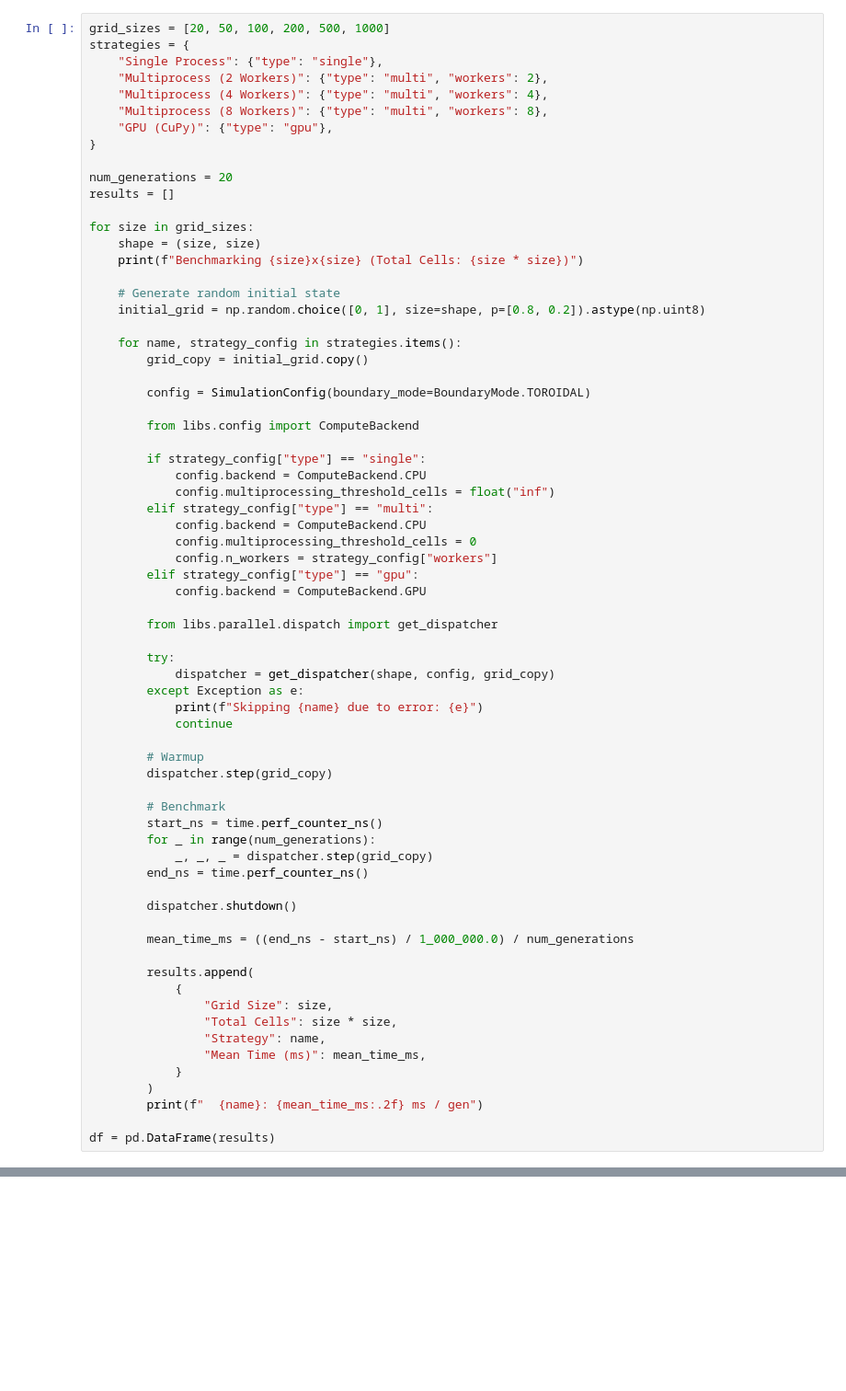
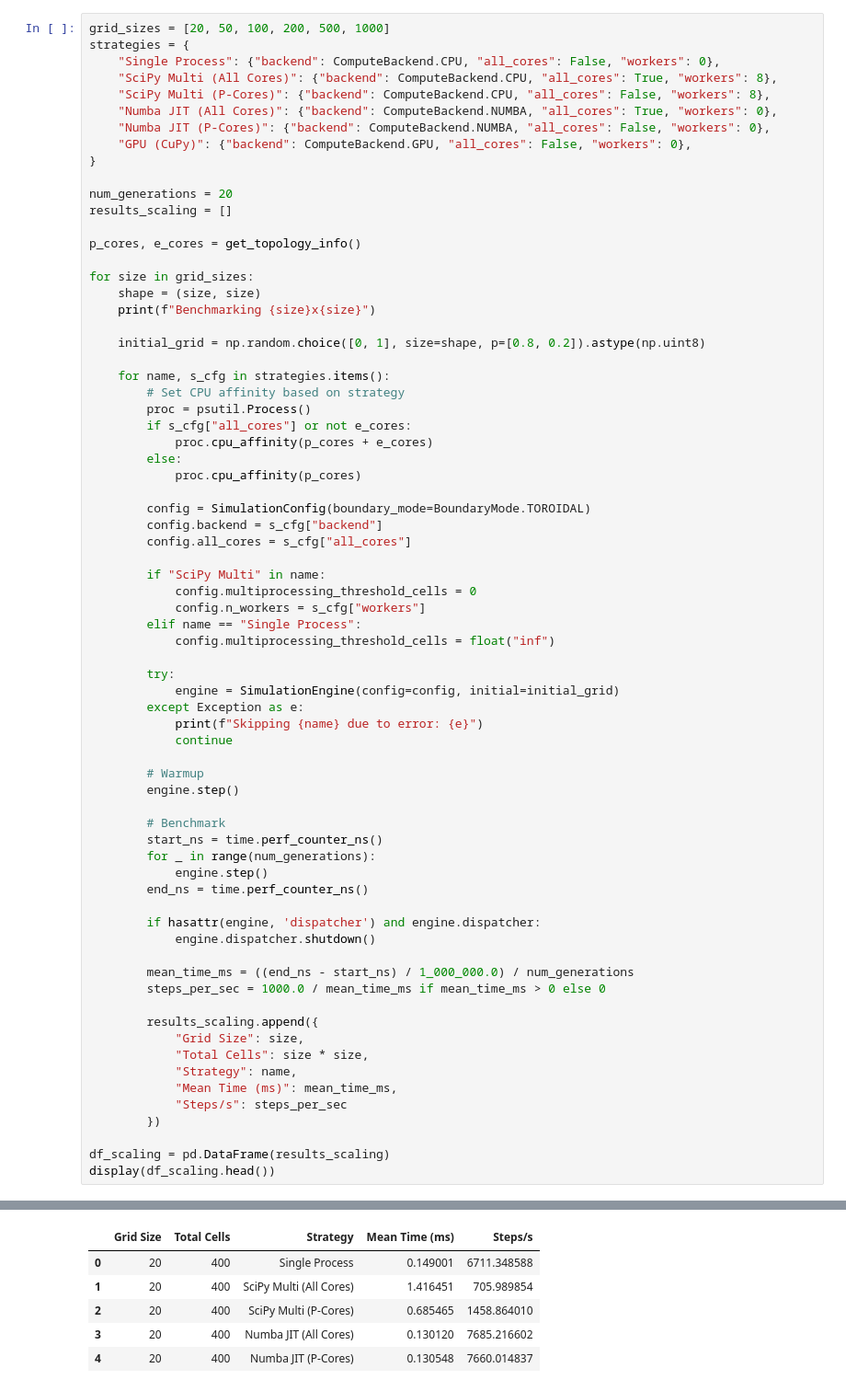
Before and after one commit to 97hackbrian/sciprog-FW, a Jupyter notebook: notebooks/performance_analysis.ipynb, the cells around one changed output, grey strips where cells are left out. Shown at 92% size. Cells and saved outputs as stored; diff of their text form; blank space fills up the shorter version.

```diff
--- a/notebooks/performance_analysis.ipynb
+++ b/notebooks/performance_analysis.ipynb
@@ -26,70 +36,72 @@ from libs.config import BoundaryMode, SimulationConfig
 # %%
 grid_sizes = [20, 50, 100, 200, 500, 1000]
 strategies = {
-    "Single Process": {"type": "single"},
-    "Multiprocess (2 Workers)": {"type": "multi", "workers": 2},
-    "Multiprocess (4 Workers)": {"type": "multi", "workers": 4},
-    "Multiprocess (8 Workers)": {"type": "multi", "workers": 8},
-    "GPU (CuPy)": {"type": "gpu"},
+    "Single Process": {"backend": ComputeBackend.CPU, "all_cores": False, "workers": 0},
+    "SciPy Multi (All Cores)": {"backend": ComputeBackend.CPU, "all_cores": True, "workers": 8},
+    "SciPy Multi (P-Cores)": {"backend": ComputeBackend.CPU, "all_cores": False, "workers": 8},
+    "Numba JIT (All Cores)": {"backend": ComputeBackend.NUMBA, "all_cores": True, "workers": 0},
+    "Numba JIT (P-Cores)": {"backend": ComputeBackend.NUMBA, "all_cores": False, "workers": 0},
+    "GPU (CuPy)": {"backend": ComputeBackend.GPU, "all_cores": False, "workers": 0},
 }
 
 num_generations = 20
-results = []
+results_scaling = []
+
+p_cores, e_cores = get_topology_info()
 
 for size in grid_sizes:
     shape = (size, size)
-    print(f"Benchmarking {size}x{size} (Total Cells: {size * size})")
+    print(f"Benchmarking {size}x{size}")
 
-    # Generate random initial state
     initial_grid = np.random.choice([0, 1], size=shape, p=[0.8, 0.2]).astype(np.uint8)
 
-    for name, strategy_config in strategies.items():
-        grid_copy = initial_grid.copy()
+    for name, s_cfg in strategies.items():
+        # Set CPU affinity based on strategy
+        proc = psutil.Process()
+        if s_cfg["all_cores"] or not e_cores:
+            proc.cpu_affinity(p_cores + e_cores)
+        else:
+            proc.cpu_affinity(p_cores)
 
         config = SimulationConfig(boundary_mode=BoundaryMode.TOROIDAL)
+        config.backend = s_cfg["backend"]
+        config.all_cores = s_cfg["all_cores"]
 
-        from libs.config import ComputeBackend
-
-        if strategy_config["type"] == "single":
-            config.backend = ComputeBackend.CPU
+        if "SciPy Multi" in name:
+            config.multiprocessing_threshold_cells = 0
+            config.n_workers = s_cfg["workers"]
+        elif name == "Single Process":
             config.multiprocessing_threshold_cells = float("inf")
-        elif strategy_config["type"] == "multi":
-            config.backend = ComputeBackend.CPU
-            config.multiprocessing_threshold_cells = 0
-            config.n_workers = strategy_config["workers"]
-        elif strategy_config["type"] == "gpu":
-            config.backend = ComputeBackend.GPU
-
-        from libs.parallel.dispatch import get_dispatcher
 
         try:
-            dispatcher = get_dispatcher(shape, config, grid_copy)
+            engine = SimulationEngine(config=config, initial=initial_grid)
         except Exception as e:
             print(f"Skipping {name} due to error: {e}")
             continue
 
         # Warmup
-        dispatcher.step(grid_copy)
+        engine.step()
 
         # Benchmark
         start_ns = time.perf_counter_ns()
         for _ in range(num_generations):
-            _, _, _ = dispatcher.step(grid_copy)
+            engine.step()
         end_ns = time.perf_counter_ns()
 
-        dispatcher.shutdown()
+        if hasattr(engine, 'dispatcher') and engine.dispatcher:
+            engine.dispatcher.shutdown()
 
         mean_time_ms = ((end_ns - start_ns) / 1_000_000.0) / num_generations
+        steps_per_sec = 1000.0 / mean_time_ms if mean_time_ms > 0 else 0
 
-        results.append(
-            {
-                "Grid Size": size,
-                "Total Cells": size * size,
-                "Strategy": name,
-                "Mean Time (ms)": mean_time_ms,
-            }
-        )
-        print(f"  {name}: {mean_time_ms:.2f} ms / gen")
+        results_scaling.append({
+            "Grid Size": size,
+            "Total Cells": size * size,
+            "Strategy": name,
+            "Mean Time (ms)": mean_time_ms,
+            "Steps/s": steps_per_sec
+        })
 
-df = pd.DataFrame(results)
+df_scaling = pd.DataFrame(results_scaling)
+display(df_scaling.head())
 # %% [output]
@@ -113 +114,7 @@ Benchmarking 50x50 (Total Cells: 2500)
+|  | Grid Size | Total Cells | Strategy | Mean Time (ms) | Steps/s |
+| 0 | 20 | 400 | Single Process | 0.149001 | 6711.348588 |
+| 1 | 20 | 400 | SciPy Multi (All Cores) | 1.416451 | 705.989854 |
+| 2 | 20 | 400 | SciPy Multi (P-Cores) | 0.685465 | 1458.864010 |
+| 3 | 20 | 400 | Numba JIT (All Cores) | 0.130120 | 7685.216602 |
+| 4 | 20 | 400 | Numba JIT (P-Cores) | 0.130548 | 7660.014837 |
 # %%
```
Also changed, not shown: parts of 15 cells of this notebook, 1 other file.
